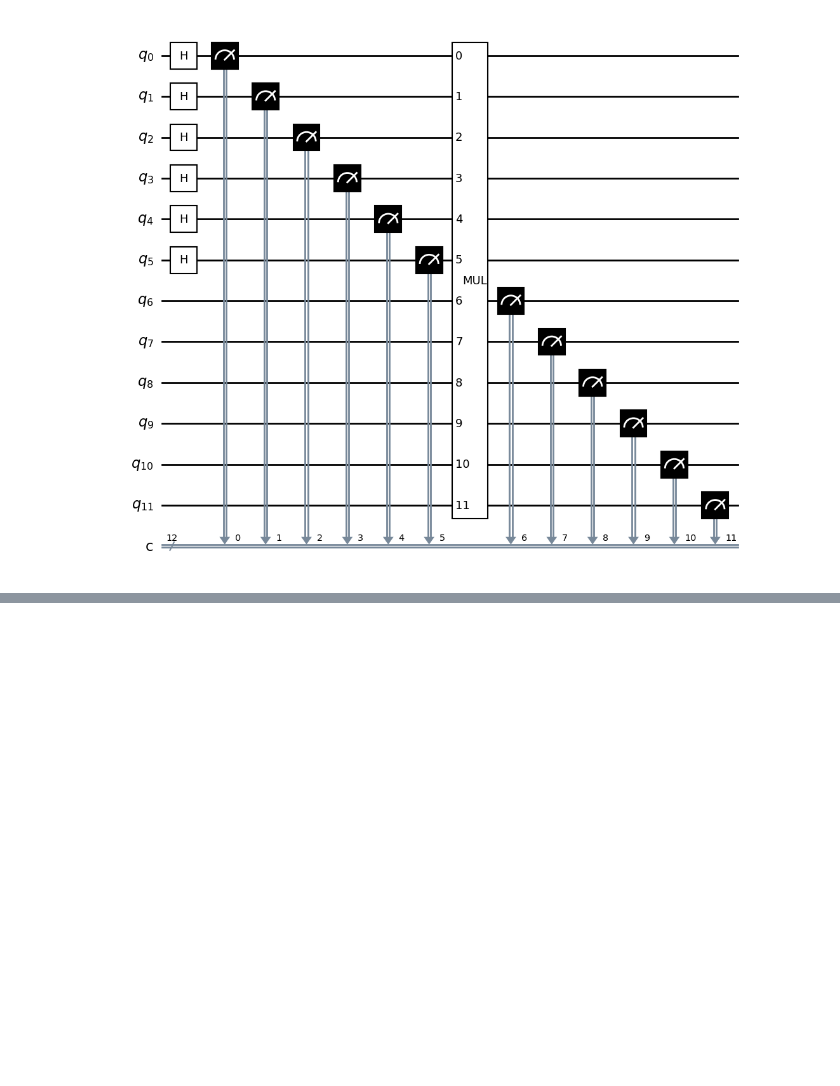
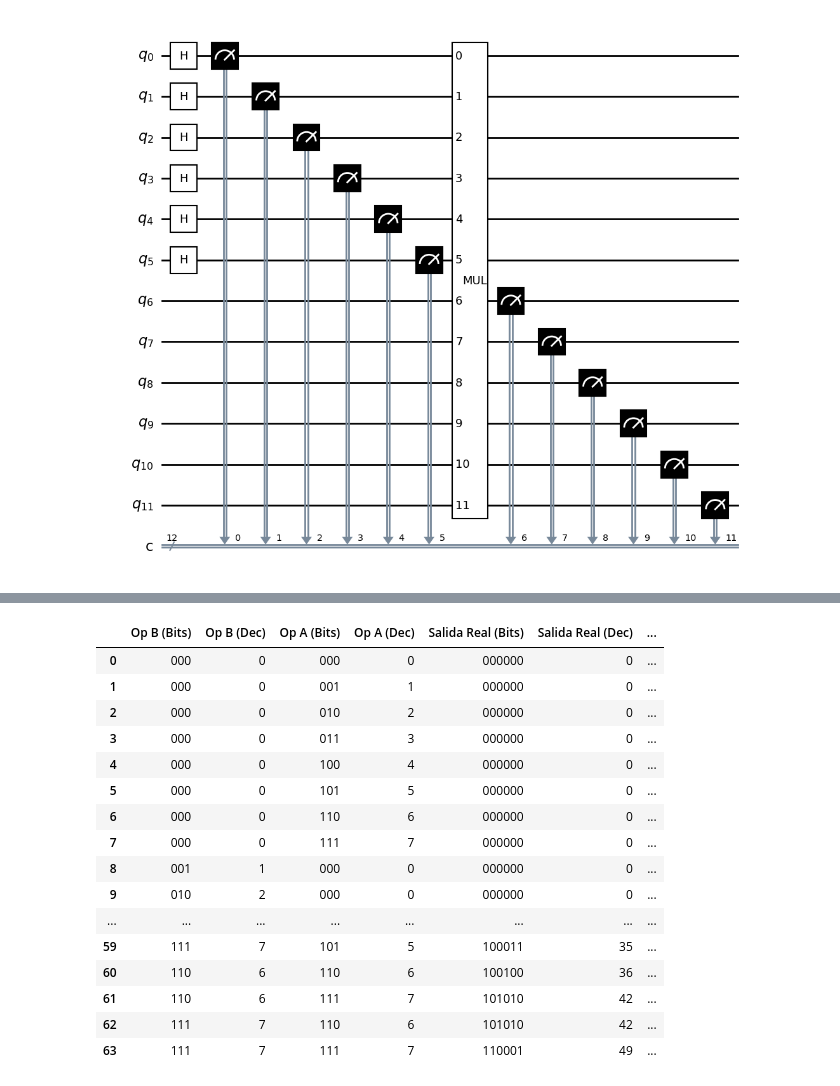
Before and after one commit to iroumec/Quantum-Computing, a Jupyter notebook: practicos/trabajo_practico_4.ipynb, the cells around one changed output, grey strips where cells are left out. Cells and saved outputs as stored; diff of their text form; code cells hidden in the pictures; blank space fills up the shorter version.

```diff
--- a/practicos/trabajo_practico_4.ipynb
+++ b/practicos/trabajo_practico_4.ipynb
@@ -820,0 +963,83 @@ simulate(measured_quantum_circuit)
+# %%
+import pandas as pd
+
+def mostrar_tabla_estetica(counts, n_qubits_a, n_qubits_b, n_bits_resultado):
+    """
+    Genera un DataFrame de Pandas estilizado para validar multiplicaciones.
+    """
+    data = []
+
+    # 1. Procesar los datos
+    for bitstring, count in sorted(counts.items()):
+        clean_bits = bitstring.replace(" ", "")
+
+        # --- LÓGICA DE CORTE (Idéntica a tu código) ---
+        # 1. Operando A (Derecha)
+        chars_a = clean_bits[-n_qubits_a:]
+        # 2. Operando B (Medio)
+        chars_b = clean_bits[-(n_qubits_a + n_qubits_b) : -n_qubits_a]
+        # 3. Resultado (Izquierda)
+        chars_out = clean_bits[-(n_qubits_a + n_qubits_b + n_bits_resultado) : -(n_qubits_a + n_qubits_b)]
+
+        # --- VALORES ---
+        val_a = int(chars_a, 2)
+        val_b = int(chars_b, 2)
+        val_real = int(chars_out, 2)
+        val_esperado = val_a * val_b
+        es_correcto = val_esperado == val_real
+
+        # Construimos la fila para el DataFrame
+        row = {
+            'Op B (Bits)': chars_b,
+            'Op B (Dec)': val_b,
+            'Op A (Bits)': chars_a,
+            'Op A (Dec)': val_a,
+            'Salida Real (Bits)': chars_out,
+            'Salida Real (Dec)': val_real,
+            'Esperado (Dec)': val_esperado,
+            'Frecuencia': count,
+            'Estado': 'CORRECTO' if es_correcto else 'ERROR'
+        }
+        data.append(row)
+
+    # 2. Crear DataFrame
+    df = pd.DataFrame(data)
+
+    # 3. Aplicar Estilos (Magia visual)
+    def color_status(val):
+        """Pinta de verde si es CORRECTO, rojo si es ERROR"""
+        color = '#d4edda' if val == 'CORRECTO' else '#f8d7da' # Verde suave / Rojo suave
+        return f'background-color: {color}; color: black; font-weight: bold'
+
+    # Aplicamos el estilo a la columna 'Estado' y alineamos el texto
+    styled_df = df.style.map(color_status, subset=['Estado'])\
+        .set_properties(**{'text-align': 'center'})\
+        .set_table_styles([
+            {'selector': 'th', 'props': [('text-align', 'center'), ('background-color', '#f0f0f0')]},
+            {'selector': 'td', 'props': [('border', '1px solid #e0e0e0')]}
+        ])\
+        .format({'Frecuencia': '{:,}'}) # Formato de miles para frecuencia
+
+    return styled_df
+
+# --- USO ---
+# Simplemente llama a la función al final de una celda
+mostrar_tabla_estetica(counts, 3, 3, 6)
+# %% [output]
+|  | Op B (Bits) | Op B (Dec) | Op A (Bits) | Op A (Dec) | Salida Real (Bits) | Salida Real (Dec) | ... |
+| 0 | 000 | 0 | 000 | 0 | 000000 | 0 | ... |
+| 1 | 000 | 0 | 001 | 1 | 000000 | 0 | ... |
+| 2 | 000 | 0 | 010 | 2 | 000000 | 0 | ... |
+| 3 | 000 | 0 | 011 | 3 | 000000 | 0 | ... |
+| 4 | 000 | 0 | 100 | 4 | 000000 | 0 | ... |
+| 5 | 000 | 0 | 101 | 5 | 000000 | 0 | ... |
+| 6 | 000 | 0 | 110 | 6 | 000000 | 0 | ... |
+| 7 | 000 | 0 | 111 | 7 | 000000 | 0 | ... |
+| 8 | 001 | 1 | 000 | 0 | 000000 | 0 | ... |
+| 9 | 010 | 2 | 000 | 0 | 000000 | 0 | ... |
+| ... | ... | ... | ... | ... | ... | ... | ... |
+| 59 | 111 | 7 | 101 | 5 | 100011 | 35 | ... |
+| 60 | 110 | 6 | 110 | 6 | 100100 | 36 | ... |
+| 61 | 110 | 6 | 111 | 7 | 101010 | 42 | ... |
+| 62 | 111 | 7 | 110 | 6 | 101010 | 42 | ... |
+| 63 | 111 | 7 | 111 | 7 | 110001 | 49 | ... |
```
Also changed, not shown: parts of 12 cells of this notebook, 1 other file.
